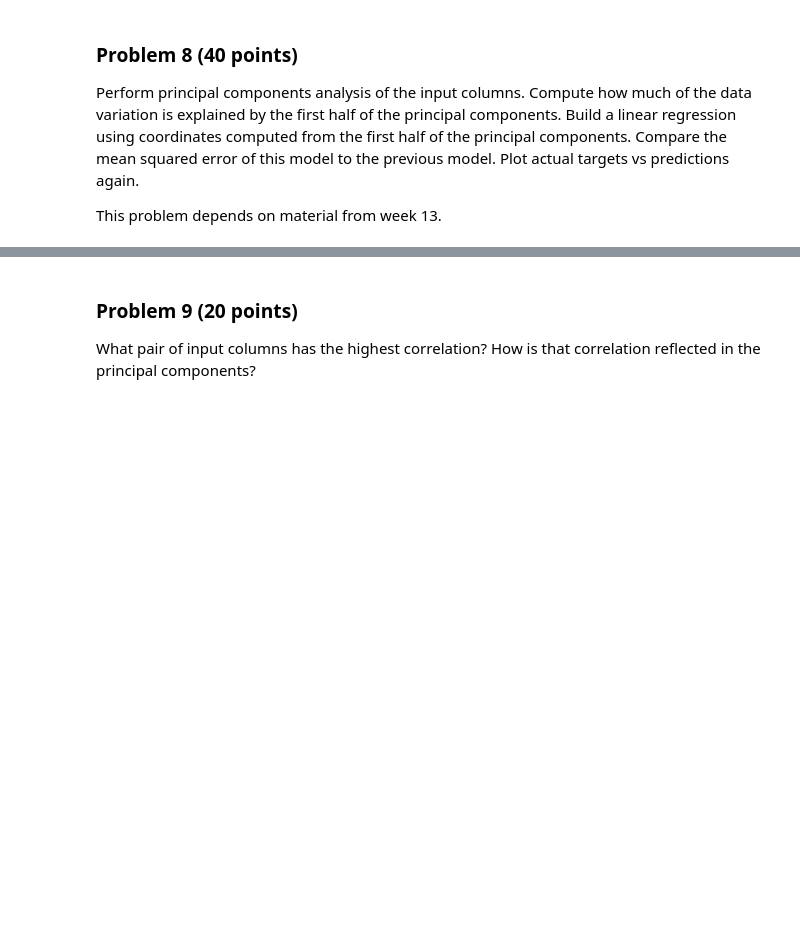
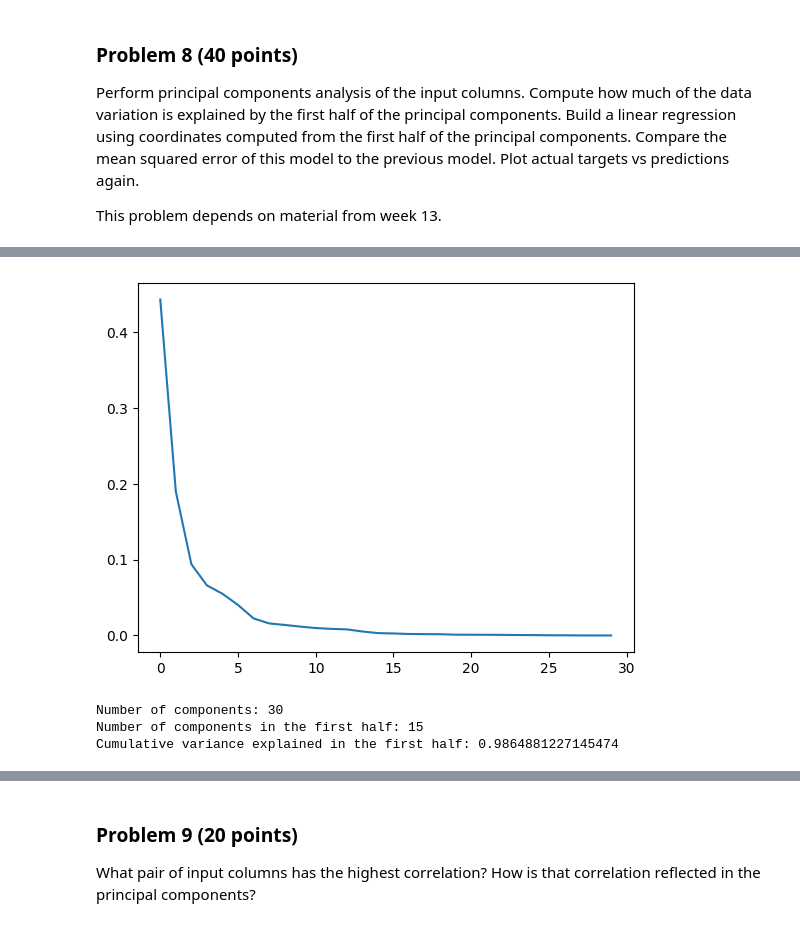
Before and after one commit to aidandig/dx601-final-project, a Jupyter notebook: project.ipynb, the cells around one changed output, grey strips where cells are left out. Saved outputs shown, nothing was run; the diff lists cells and outputs as text; code cells hidden in the pictures; blank space fills up the shorter version.

```diff
--- a/project.ipynb
+++ b/project.ipynb
@@ -587,0 +585,10 @@ YOUR ANSWERS HERE
+# %%
+breastCancer_pca_columns = breastCancer.drop(['target'], axis='columns').columns
+
+# Normalize Data
+breastCancer_normalized = breastCancer[breastCancer_pca_columns] / breastCancer[breastCancer_pca_columns].std()
+
+breastCancer_pca = PCA()
+breastCancer_pca.fit(breastCancer_normalized[breastCancer_pca_columns])
+breastCancer_components = pd.DataFrame(breastCancer_pca.components_, columns= breastCancer_pca_columns)
+breastCancer_components
@@ -587,0 +614,21 @@ YOUR ANSWERS HERE
+# %%
+plt.plot(breastCancer_pca.explained_variance_ratio_)
+None
+# %% [output]
+[figure, added]
+# %%
+# Compute how much of the data variation is explained by the first half of the principal components
+
+explained_variance = breastCancer_pca.explained_variance_ratio_
+n_features = len(explained_variance)
+first_half_components = n_features // 2
+
+cumulative_var_first_half = np.sum(explained_variance[:first_half_components])
+
+print(f"Number of components: {n_features}")
+print(f"Number of components in the first half: {first_half_components}")
+print(f"Cumulative variance explained in the first half: {cumulative_var_first_half}")
+# %% [output]
+Number of components: 30
+Number of components in the first half: 15
+Cumulative variance explained in the first half: 0.9864881227145474
```
Also changed, not shown: parts of 8 cells of this notebook.
